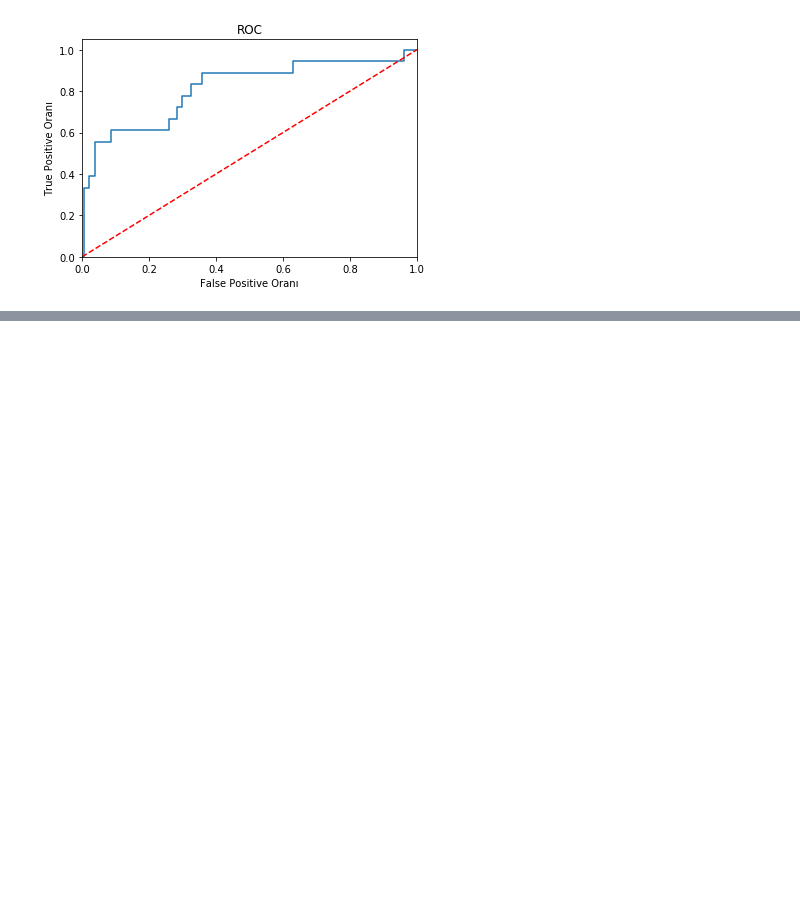
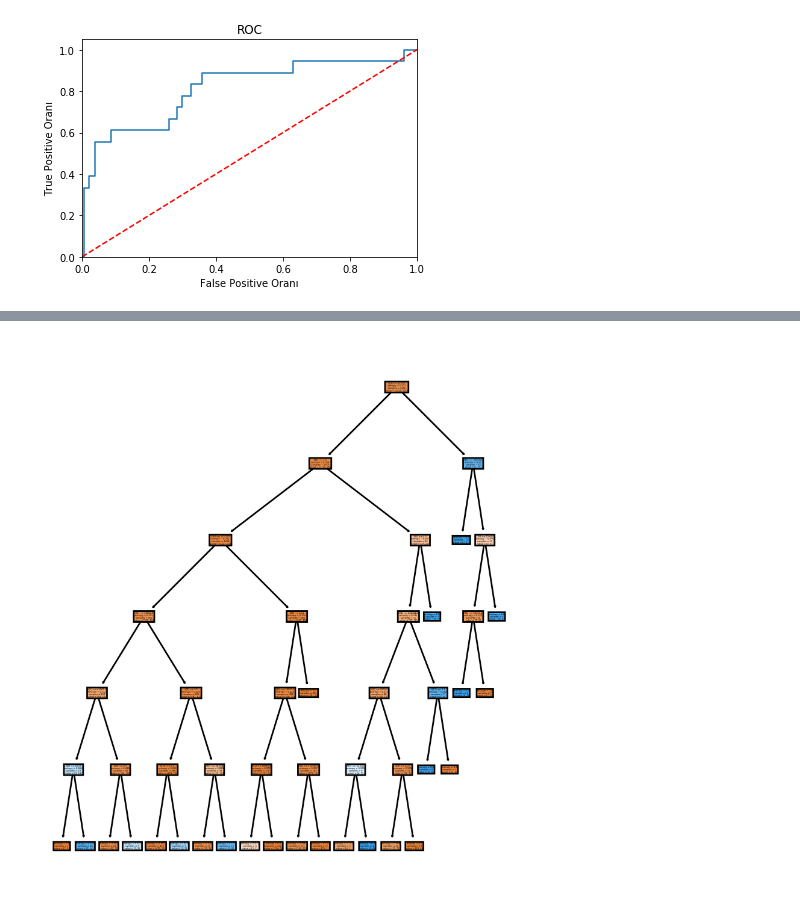
Before and after one commit to Kodluyoruz-Ankara-Veri-Bilimi/Assignment_Ayse_ILKAY, a Jupyter notebook: bank_dataset_hmelq.ipynb, the cells around one changed output, grey strips where cells are left out. Saved outputs shown, nothing was run; the diff lists cells and outputs as text; code cells hidden in the pictures; blank space fills up the shorter version.

```diff
--- a/bank_dataset_hmelq.ipynb
+++ b/bank_dataset_hmelq.ipynb
@@ -640,0 +672,11 @@ plt.show()
+# %%
+X_ = df.drop(['bad', 'reason', 'job'],axis=1)
+y = df["bad"]
+X = pd.concat([X_, dms[["reason_DebtCon", "job_Mgr","job_Office","job_ProfEx","job_Sales","job_Self"]]], axis = 1)
+# %%
+from sklearn.model_selection import train_test_split, cross_val_score, cross_val_predict
+X_train, X_test, y_train, y_test = train_test_split(X, y, test_size = 0.28, random_state=42)
+print(X_train.shape)
+print(y_train.shape)
+print(X_test.shape)
+print(y_test.shape)
@@ -640,0 +762,4 @@ plt.show()
+# %%
+cart_classifier=tree.DecisionTreeClassifier(max_depth=6,min_samples_split=2,criterion="entropy")
+# %%
+cart_tuned=cart_classifier.fit(X_train,y_train)
@@ -640,0 +783,6 @@ plt.show()
+# %%
+fig, axes = plt.subplots(nrows = 1,ncols = 1,figsize = (5,6), dpi=500)
+tree.plot_tree(cart_tuned,filled = True);
+fig.savefig('C:/Users/aayse/OneDrive/Masaüstü/Yeni klasör/degiskenlerin_tamamıyla_model_kurma_agac_yapısı.png')
+# %% [output]
+[figure, added]
```
Also changed, not shown: parts of 105 cells of this notebook, 1 other file.
